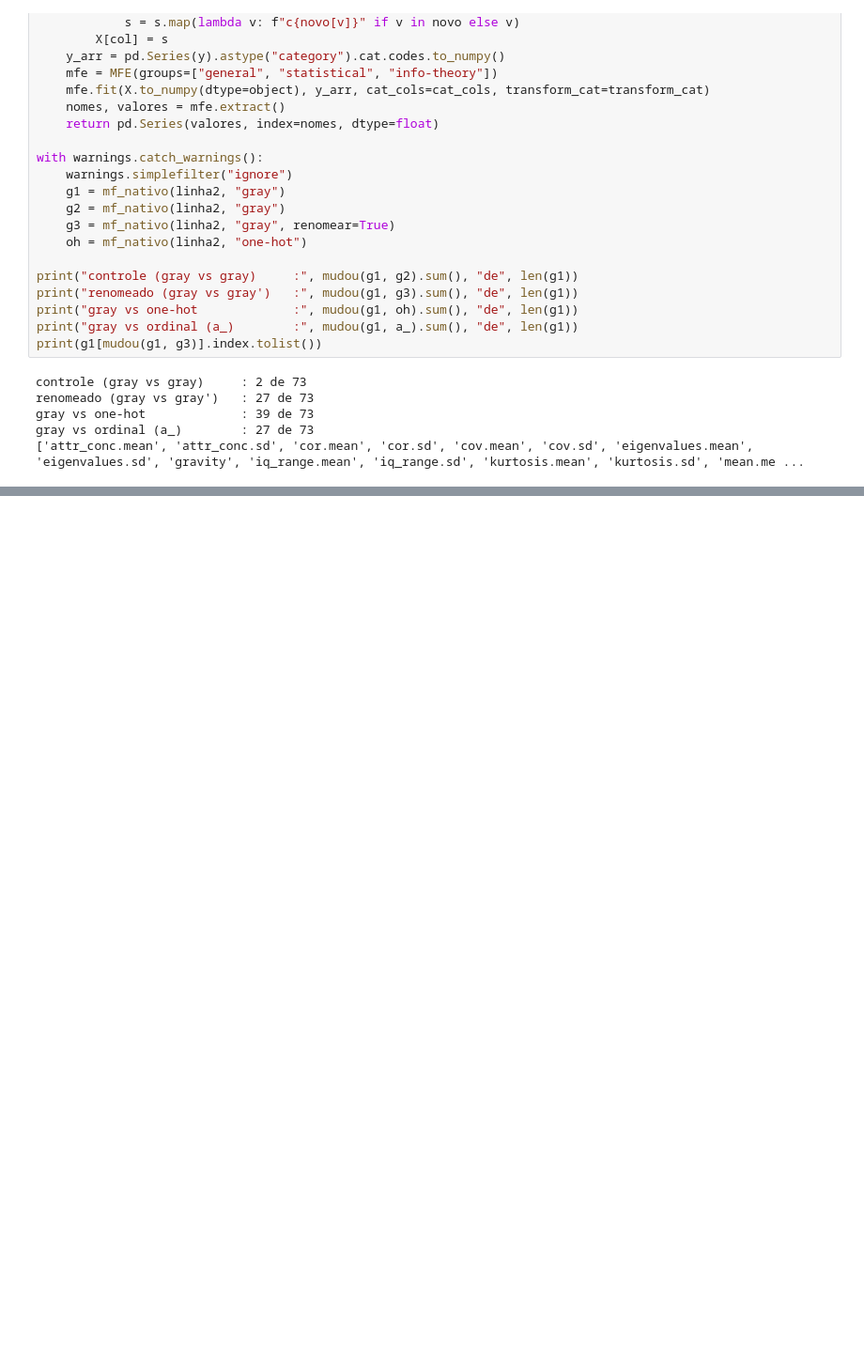
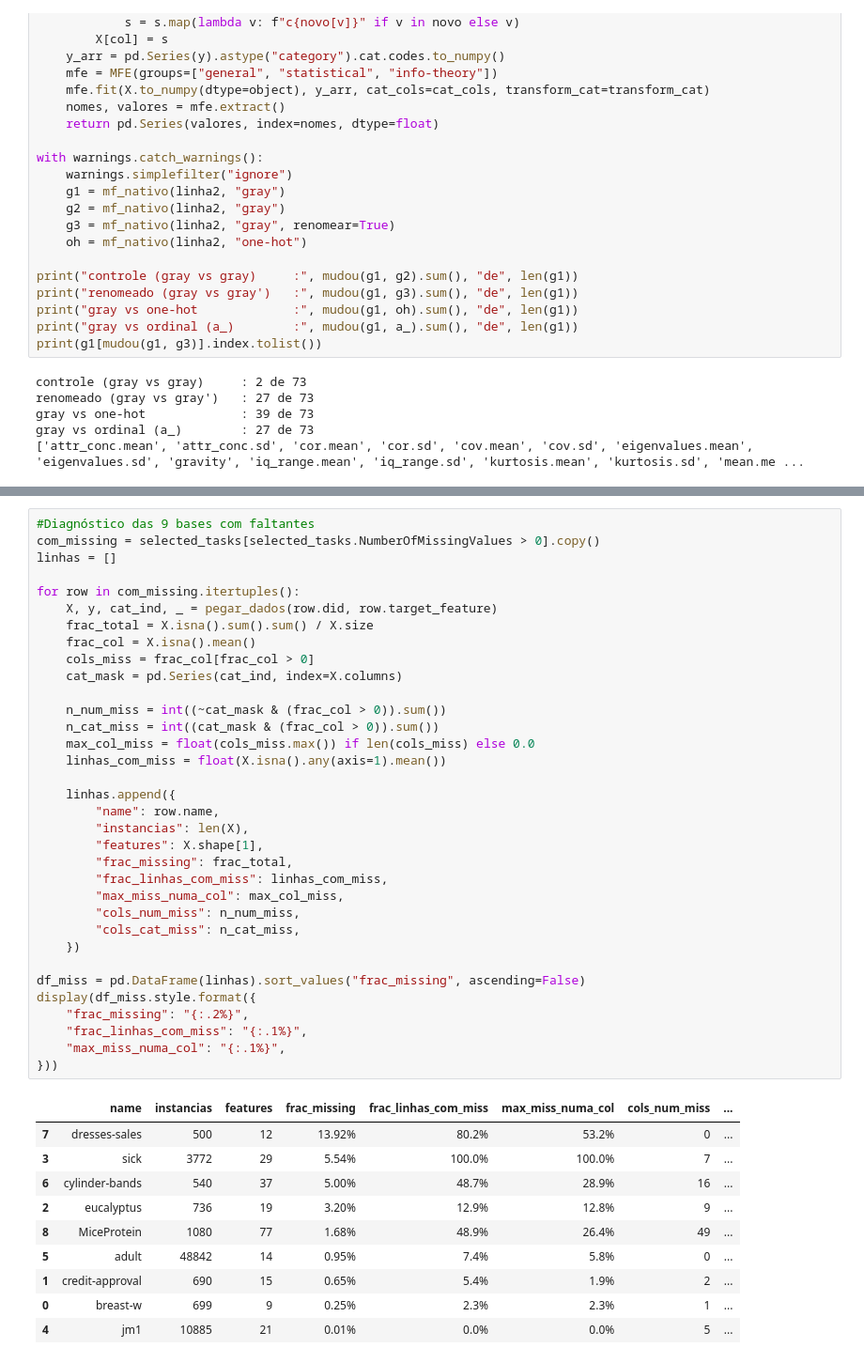
Before and after one commit to CaioC11/recomendacao-classificadores, a Jupyter notebook: notebooks/02_pymfe_testes.ipynb, the cells around one changed output, grey strips where cells are left out. Shown at 94% size. Cells and saved outputs as stored; diff of their text form; blank space fills up the shorter version.

Commit message:
Conclui Bloco 1: extracao de acuracia, metacaracteristicas e consolidacao da meta-base

```diff
--- a/notebooks/02_pymfe_testes.ipynb
+++ b/notebooks/02_pymfe_testes.ipynb
@@ -353 +353,46 @@ dna: 4.2s | NaN: 2 | infinitos: 0
    NaN em: ['cat_to_num', 'sd_ratio']
+# %%
+#Diagnóstico das 9 bases com faltantes
+com_missing = selected_tasks[selected_tasks.NumberOfMissingValues > 0].copy()
+linhas = []
+
+for row in com_missing.itertuples():
+    X, y, cat_ind, _ = pegar_dados(row.did, row.target_feature)
+    frac_total = X.isna().sum().sum() / X.size
+    frac_col = X.isna().mean()
+    cols_miss = frac_col[frac_col > 0]
+    cat_mask = pd.Series(cat_ind, index=X.columns)
+
+    n_num_miss = int((~cat_mask & (frac_col > 0)).sum())
+    n_cat_miss = int((cat_mask & (frac_col > 0)).sum())
+    max_col_miss = float(cols_miss.max()) if len(cols_miss) else 0.0
+    linhas_com_miss = float(X.isna().any(axis=1).mean())
+
+    linhas.append({
+        "name": row.name,
+        "instancias": len(X),
+        "features": X.shape[1],
+        "frac_missing": frac_total,
+        "frac_linhas_com_miss": linhas_com_miss,
+        "max_miss_numa_col": max_col_miss,
+        "cols_num_miss": n_num_miss,
+        "cols_cat_miss": n_cat_miss,
+    })
+
+df_miss = pd.DataFrame(linhas).sort_values("frac_missing", ascending=False)
+display(df_miss.style.format({
+    "frac_missing": "{:.2%}",
+    "frac_linhas_com_miss": "{:.1%}",
+    "max_miss_numa_col": "{:.1%}",
+}))
+# %% [output]
+|  | name | instancias | features | frac_missing | frac_linhas_com_miss | max_miss_numa_col | cols_num_miss | ... |
+| 7 | dresses-sales | 500 | 12 | 13.92% | 80.2% | 53.2% | 0 | ... |
+| 3 | sick | 3772 | 29 | 5.54% | 100.0% | 100.0% | 7 | ... |
+| 6 | cylinder-bands | 540 | 37 | 5.00% | 48.7% | 28.9% | 16 | ... |
+| 2 | eucalyptus | 736 | 19 | 3.20% | 12.9% | 12.8% | 9 | ... |
+| 8 | MiceProtein | 1080 | 77 | 1.68% | 48.9% | 26.4% | 49 | ... |
+| 5 | adult | 48842 | 14 | 0.95% | 7.4% | 5.8% | 0 | ... |
+| 1 | credit-approval | 690 | 15 | 0.65% | 5.4% | 1.9% | 2 | ... |
+| 0 | breast-w | 699 | 9 | 0.25% | 2.3% | 2.3% | 1 | ... |
+| 4 | jm1 | 10885 | 21 | 0.01% | 0.0% | 0.0% | 5 | ... |
```
Also changed, not shown: parts of 6 cells of this notebook, 4 other files.
